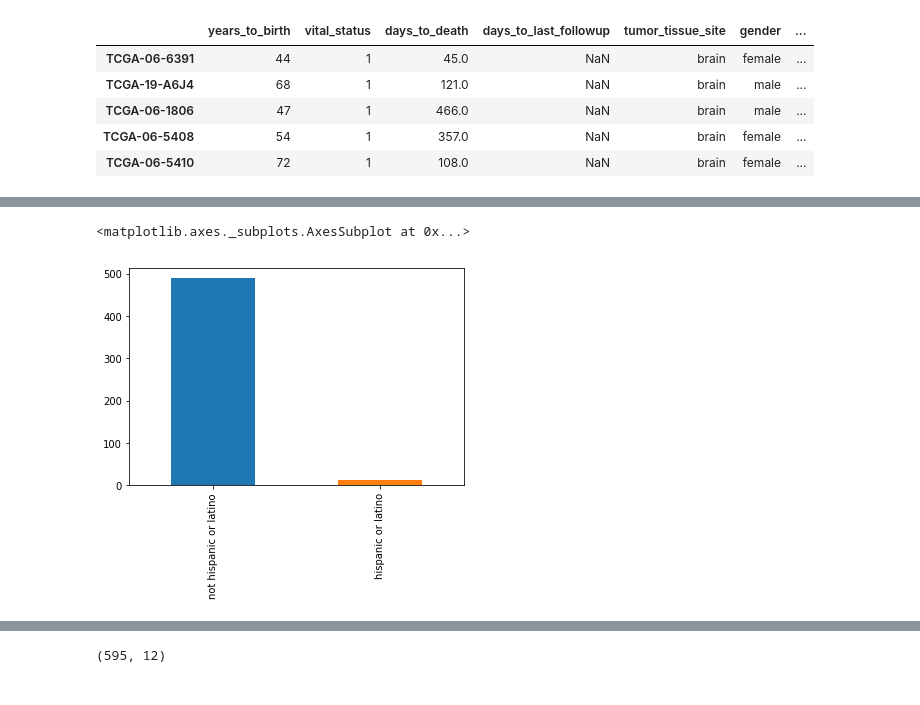
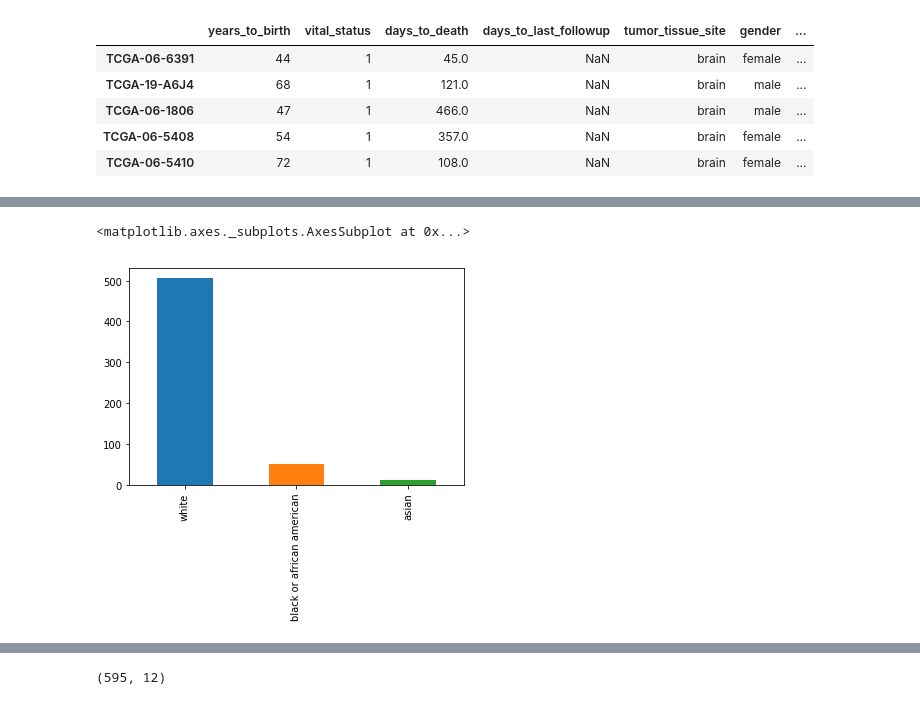
Before and after one commit to CamilaDuitama/MasterThesis, a Jupyter notebook: Data preparation.ipynb, the cells around one changed output, grey strips where cells are left out. Drawn from its saved outputs; the diff is of its cells as text; code cells hidden in the pictures.

```diff
--- a/Data preparation.ipynb
+++ b/Data preparation.ipynb
@@ -71,5 +116,5 @@ clinical.head()
 # %%
-clinical['ethnicity'].value_counts().plot(kind='bar')
+clinical['race'].value_counts().plot(kind='bar')
 # %% [output]
 <matplotlib.axes._subplots.AxesSubplot at 0x...>
-[figure, old version]
+[figure, new version]
```
Also changed, not shown: parts of 17 cells of this notebook.
